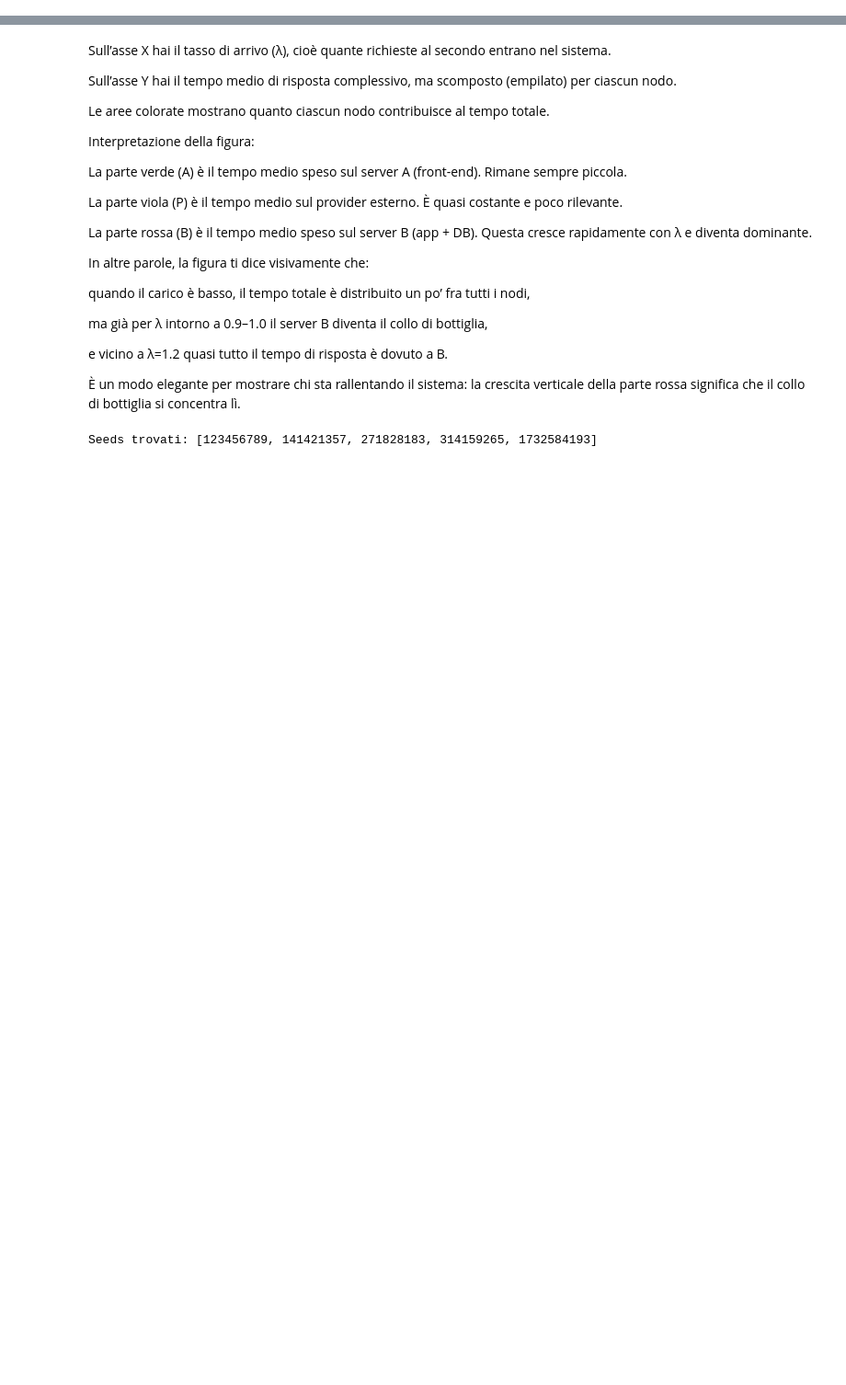
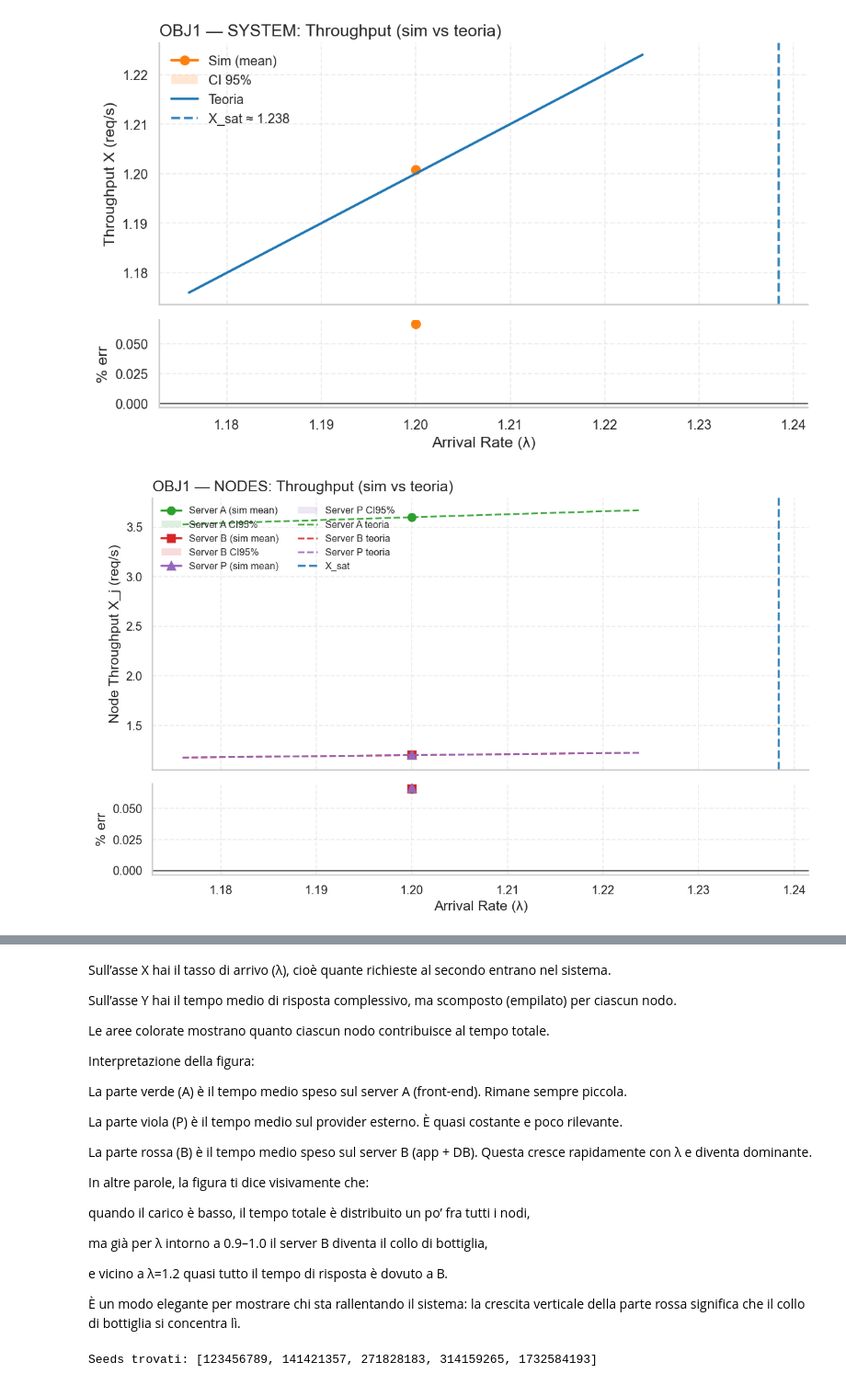
Before and after one commit to Dissan97/PMCNS-PROJECT, a Jupyter notebook: Project.ipynb, the cells around one changed output, grey strips where cells are left out. Shown at 92% size. Drawn from its saved outputs; the diff is of its cells as text; code cells hidden in the pictures; blank space fills up the shorter version.

```diff
--- a/Project.ipynb
+++ b/Project.ipynb
@@ -570,3 +967,12 @@ la linea verticale tratteggiata segna la capacità massima teorica del sistema.
+# %%
+# Confronto throughput complessivo
+plot_system_throughput(df_all, clip_at_Xsat=False)
+
+# Confronto throughput per nodo (usa le visite nominali se non hai V_j stimati)
+plot_nodes_throughput(df_all, clip_at_Xsat=False)
+# %% [output]
+[figure, added]
+[figure, added]
 # %%
 def plot_rt_decomposition(df_all: pd.DataFrame, percent: bool = False):
     """
```
Also changed, not shown: parts of 25 cells of this notebook, 2 other files.
